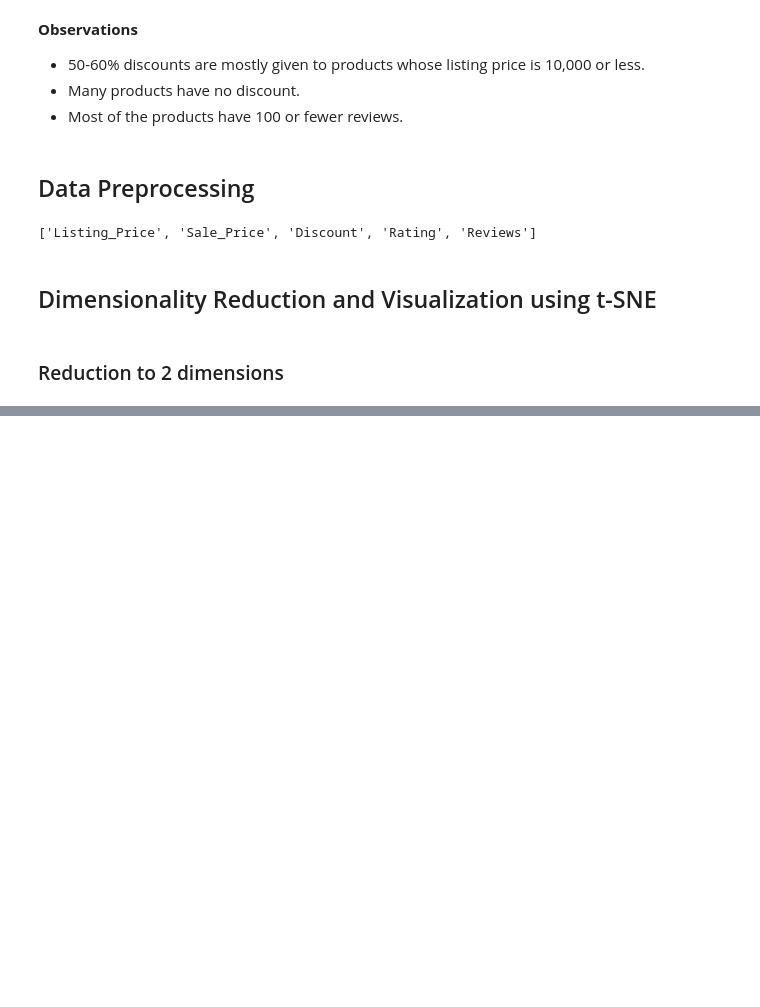
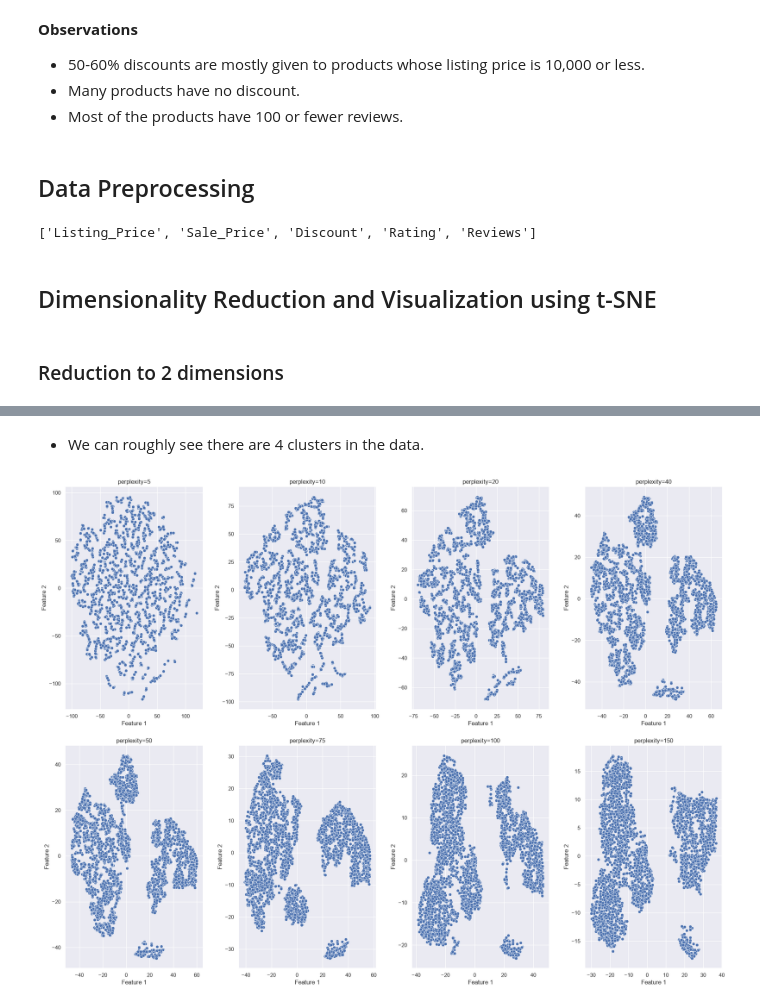
Before and after one commit to dennisumoh325/Product_Segmentation_clustering, a Jupyter notebook: product_seg_NB.ipynb, the cells around one changed output, grey strips where cells are left out. Drawn from its saved outputs; the diff is of its cells as text; code cells hidden in the pictures; blank space fills up the shorter version.

```diff
--- a/product_seg_NB.ipynb
+++ b/product_seg_NB.ipynb
@@ -349,0 +375,25 @@ subset_scaled_df = pd.DataFrame(subset_scaled, columns=subset.columns)
+# %% [markdown]
+- We can roughly see there are 4 clusters in the data.
+# %%
+# Define the list of perplexity values to iterate over
+perplexities = [5, 10, 20, 40, 50, 75, 100, 150]
+
+plt.figure(figsize=(20, 15))
+
+# Iterate over each perplexity value
+for i in range(len(perplexities)):
+    # Initiate TSNE with the current perplexity value
+    tsne = TSNE(n_components=2, perplexity=perplexities[i], n_jobs=-2, random_state=1)    # n_jobs specifies the nunmber of cores to use for parallel computation; -2 means use all but 1 core
+    X_red = tsne.fit_transform(subset_scaled_df)   # fit_transform() fits the TSNE model to the data and transforms it into the specified number of dimensions
+    red_data_df = pd.DataFrame(data=X_red, columns=["Feature 1", "Feature 2"])    # creating a new dataframe with reduced dimensions
+
+    # Adjust the subplot grid to 2x4
+    plt.subplot(2, 4, i + 1)
+
+    plt.title("perplexity=" + str(perplexities[i]))    # setting plot title
+    sns.scatterplot(data=red_data_df, x="Feature 1", y="Feature 2")
+    plt.tight_layout(pad=2)
+
+plt.show()
+# %% [output]
+[figure, added]
```
Also changed, not shown: parts of 5 cells of this notebook.
